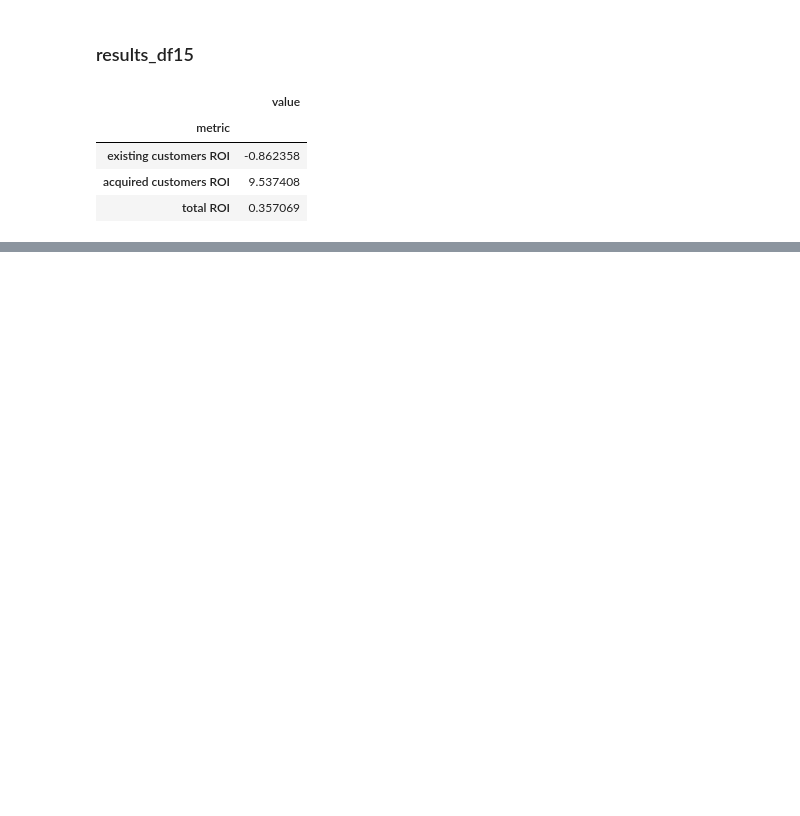
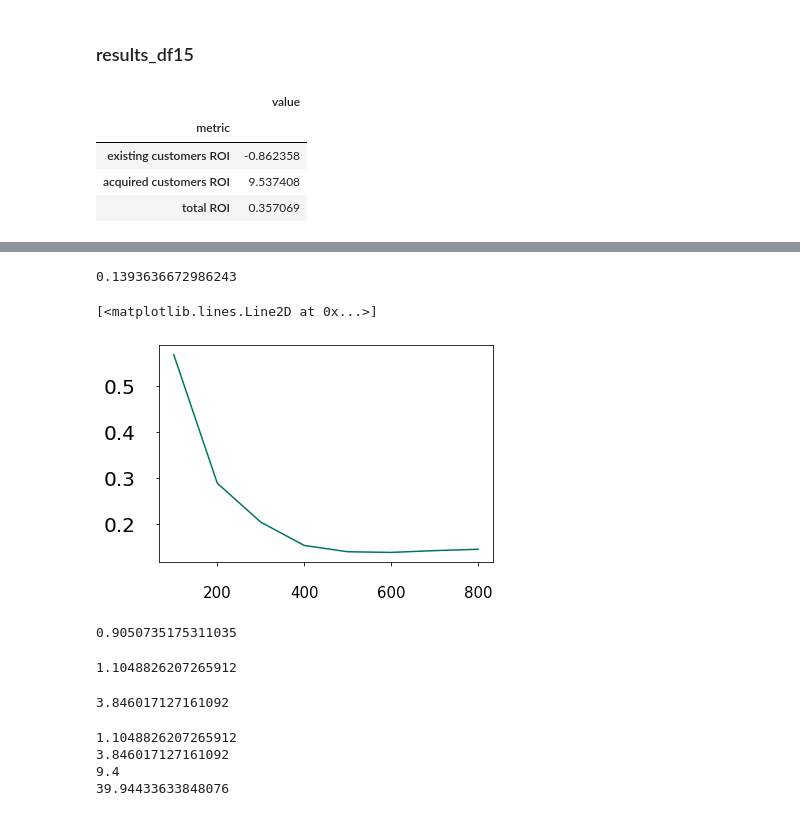
Before and after one commit to tryflux/adhoc-analysis, a Jupyter notebook: src/insights_product/offers_new_customers/metrics_results.ipynb, the cells around one changed output, grey strips where cells are left out. Saved outputs shown, nothing was run; the diff lists cells and outputs as text; code cells hidden in the pictures; blank space fills up the shorter version.

```diff
--- a/src/insights_product/offers_new_customers/metrics_results.ipynb
+++ b/src/insights_product/offers_new_customers/metrics_results.ipynb
@@ -971,0 +1027,2 @@ results_df15
+# %%
+clv['day_diff']=(clv['week_start'] - clv.groupby(['customer_id'])['week_start'].shift()).dt.days.fillna(0)
@@ -971,0 +1049,9 @@ results_df15
+# %%
+#for customers that have been live for at least a year, we want to look at the drop of in activity
+lifetime = pd.DataFrame()
+days_range = [100,200,300,400,500,600,700,800,900]
+for d in days_range:
+    old_customers = clv[clv.week_start < (pd.to_datetime("now") - timedelta(days=d))].customer_id.unique()
+    #avg max - min, for customers acquired > 1 yr ago
+    avg_lifetime = clv[clv.customer_id.isin(old_customers)].groupby('customer_id').max()['day_diff'].mean()
+    lifetime = lifetime.append([avg_lifetime])
@@ -971,0 +1061,4 @@ results_df15
+# %%
+lifetime.index = days_range
+lifetime.columns = ['avg_lifetime']
+lifetime
@@ -971,0 +1076,11 @@ results_df15
+# %%
+ratio_lifetime = lifetime['avg_lifetime']/days_range
+# %%
+min(ratio_lifetime)
+# %% [output]
+0.1393636672986243
+# %%
+plt.plot(ratio_lifetime)
+# %% [output]
+[<matplotlib.lines.Line2D at 0x...>]
+[figure, added]
@@ -971,0 +1094,15 @@ results_df15
+# %%
+#active last year
+old_customers = clv[clv.week_start < (pd.to_datetime("now") - timedelta(days=360))].customer_id.unique()
+#active the year after
+old_active_customers = clv[(clv.week_start > (pd.to_datetime("now") - timedelta(days=360)))
+                          & (clv.customer_id.isin(old_customers))].customer_id.unique()
+churn_rate = (len(old_customers)-len(old_active_customers))/len(old_customers)
+churn_rate
+# %% [output]
+0.9050735175311035
+# %%
+avg_lifespan_yrs = 1/churn_rate
+avg_lifespan_yrs
+# %% [output]
+1.1048826207265912
@@ -971,0 +1117,4 @@ results_df15
+# %%
+atf
+# %% [output]
+3.846017127161092
@@ -971,0 +1127,10 @@ results_df15
+# %%
+print(avg_lifespan_yrs)
+print(atf)
+print(atv)
+print(ACLV)
+# %% [output]
+1.1048826207265912
+3.846017127161092
+9.4
+39.94433633848076
```
Also changed, not shown: parts of 40 cells of this notebook.
